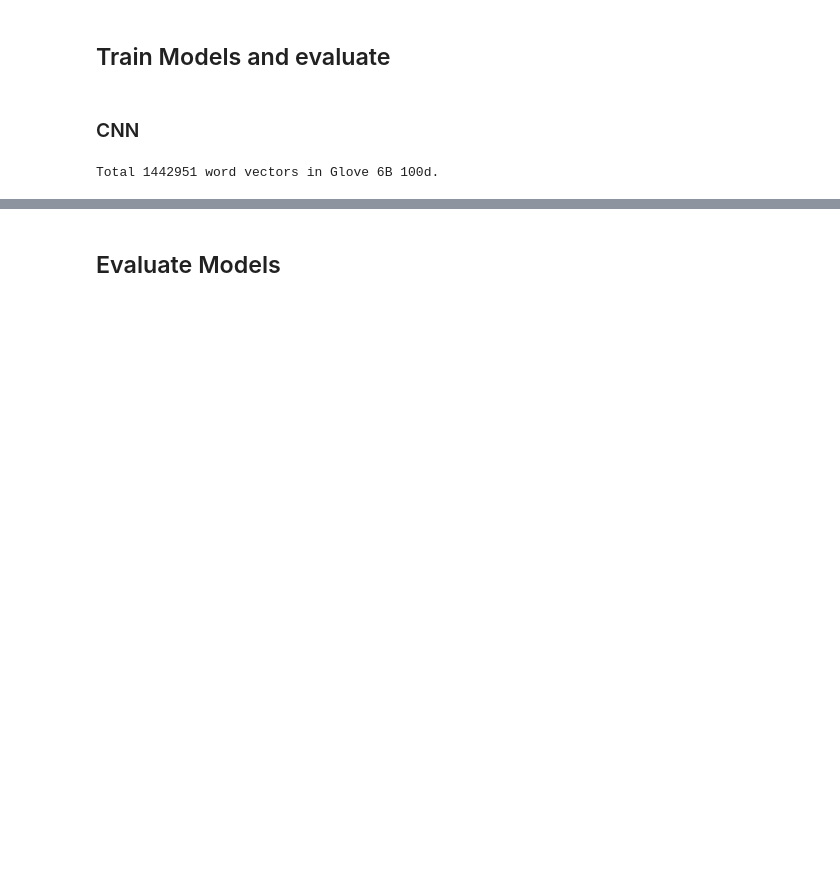
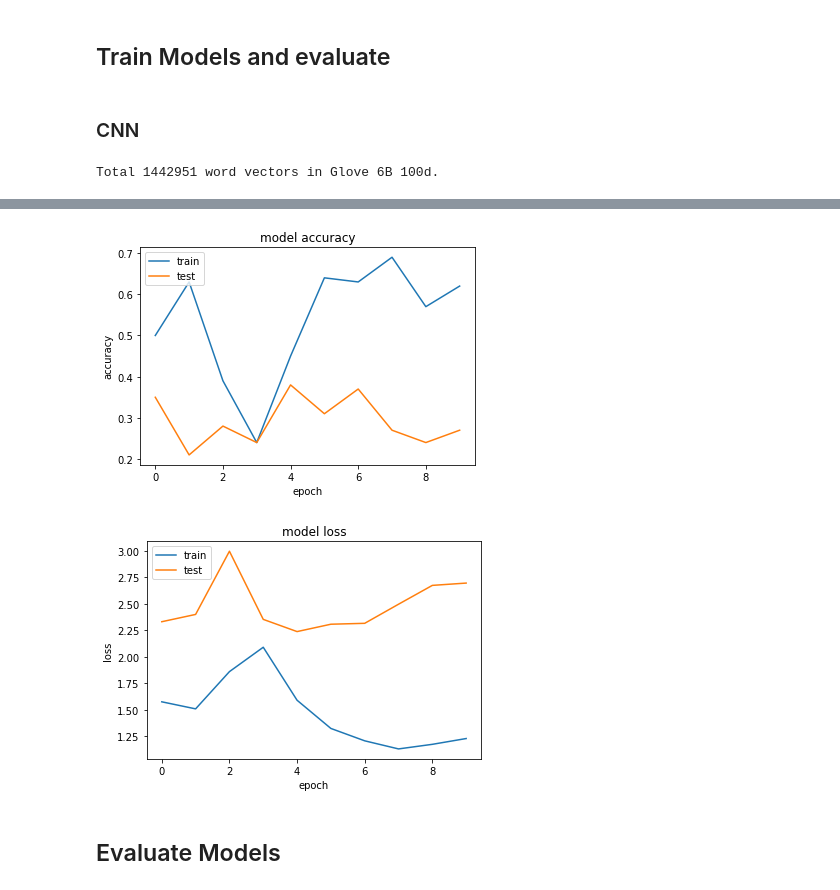
Before and after one commit to DeWvanAxel/thesis, a Jupyter notebook: Code/Model training/Framework.ipynb, the cells around one changed output, grey strips where cells are left out. Drawn from its saved outputs; the diff is of its cells as text; code cells hidden in the pictures; blank space fills up the shorter version.

```diff
--- a/Code/Model training/Framework.ipynb
+++ b/Code/Model training/Framework.ipynb
@@ -86,7 +90,7 @@ nb_validation_samples = int(VALIDATION_SPLIT * labels.shape[0])
 # %% [markdown]
 ### CNN
 # %%
-if "CNN" in testing or "CNN+" in testing:
+if "CNN" in testing or "CNNPlus" in testing:
     MAX_SEQUENCE_LENGTH = 1000
     MAX_NB_WORDS = 20000
     EMBEDDING_DIM = 160
@@ -240,5 +299,5 @@ if "CNN" in testing:
 if "CNN" in testing:
     print("modelCNN fitting - simplified convolutional neural network")
     modelCNN.summary()
-    modelCNN.fit(x_train, y_train, validation_data=(x_val, y_val),
-              epochs=10, batch_size=128)
+    historyCNN = modelCNN.fit(x_train, y_train, validation_data=(x_val, y_val),
+              epochs=20, batch_size=128)#,callbacks=[metrics])
@@ -245,5 +322,5 @@ if "CNN" in testing:
 # %%
-if "CNN+" in testing:
+if "CNNPlus" in testing:
     embedding_matrix = np.random.random((len(word_index) + 1, EMBEDDING_DIM))
     for word, i in word_index.items():
         embedding_vector = embeddings_index.get(word)
@@ -283,8 +360,8 @@ if "CNN+" in testing:
                   optimizer='rmsprop',
                   metrics=['acc'])
 # %%
-if "CNN+" in testing:
+if "CNNPlus" in testing:
     print("modelCNNPlus fitting - more complex convolutional neural network")
     modelCNNPlus.summary()
-    modelCNNPlus.fit(x_train, y_train, validation_data=(x_val, y_val),
+    historyCNNPlus = modelCNNPlus.fit(x_train, y_train, validation_data=(x_val, y_val),
               nb_epoch=20, batch_size=50)
@@ -291,2 +391,22 @@ if "CNN+" in testing:
+# %%
+import matplotlib.pyplot as plt
+plt.plot(historyCNNPlus.history['acc'])
+plt.plot(historyCNNPlus.history['val_acc'])
+plt.title('model accuracy')
+plt.ylabel('accuracy')
+plt.xlabel('epoch')
+plt.legend(['train', 'test'], loc='upper left')
+plt.show()
+# summarize history for loss
+plt.plot(historyCNNPlus.history['loss'])
+plt.plot(historyCNNPlus.history['val_loss'])
+plt.title('model loss')
+plt.ylabel('loss')
+plt.xlabel('epoch')
+plt.legend(['train', 'test'], loc='upper left')
+plt.show()
+# %% [output]
+[figure, added]
+[figure, added]
 # %% [markdown]
 ## Evaluate Models
```
Also changed, not shown: parts of 17 cells of this notebook, 3 other files.
